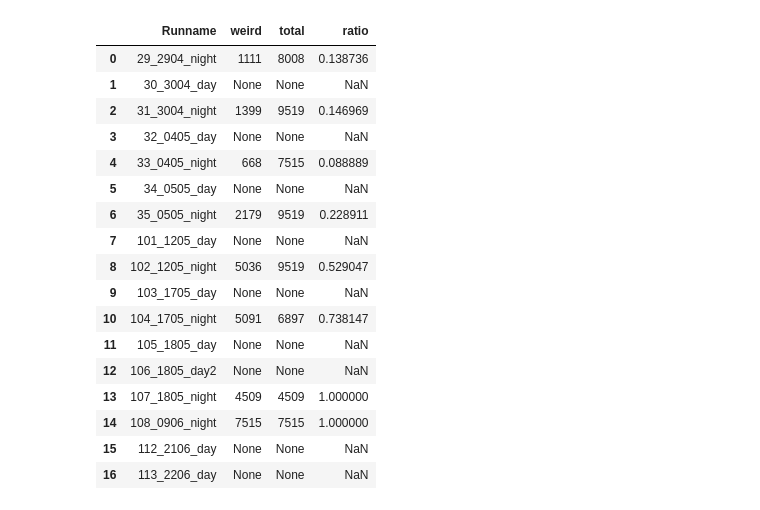
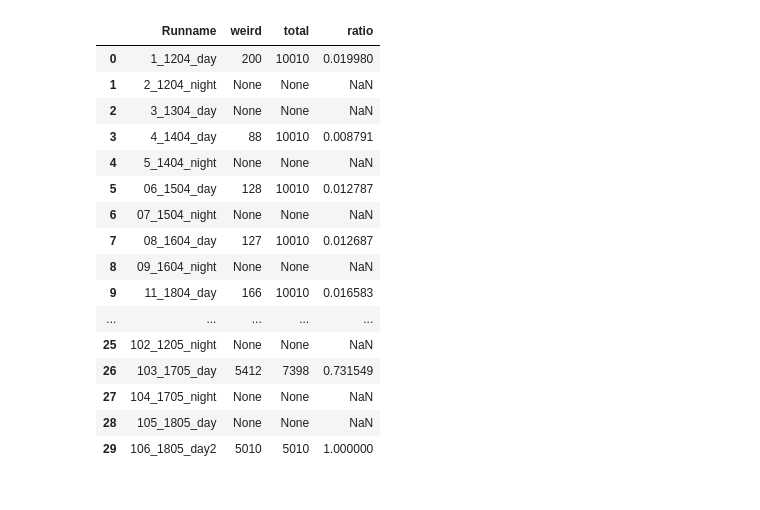
Before and after one commit to andi-matter/bachelor, a Jupyter notebook: weirdEventTimeline.ipynb, the cells around one changed output. Drawn from its saved outputs; the diff is of its cells as text; code cells hidden in the pictures.

```diff
--- a/weirdEventTimeline.ipynb
+++ b/weirdEventTimeline.ipynb
@@ -49,10 +49,13 @@ fileNumber = 0
 weirdCounter = 0
 totalCounter = 0
 ratio = 0
-#print(runBefore)
+print("first run", runBefore)
 
-for i, run in enumerate(df["Runname"]):
+for i, run in enumerate(df["Runname"][:]):
 
+    #print(totalCounter)
+    print(run)
+    print(weirdCounter, totalCounter)
 
     if run == runBefore:
         fileNumber += 1
@@ -62,20 +65,37 @@ for i, run in enumerate(df["Runname"]):
     else:
         #print(run)
         ratio = (weirdCounter*1.0)/totalCounter
-        data = [run, weirdCounter, totalCounter, ratio]
+        data = [runBefore, weirdCounter, totalCounter, ratio]
+        print(data)
         if "day" in run:
             summedDataDay = summedDataDay.append(dict(zip(summedDataDay.columns, data)),
             ignore_index=True)
-            summedDataNight = summedDataNight.append(dict(zip(summedDataDay.columns, [run,None,None,None])), ignore_index=True)
+            summedDataNight = summedDataNight.append(dict(zip(summedDataDay.columns, [runBefore,None,None,None])), ignore_index=True)
         else:
             summedDataNight = summedDataNight.append(dict(zip(summedDataDay.columns, data)), ignore_index=True)
-            summedDataDay = summedDataDay.append(dict(zip(summedDataDay.columns, [run,None,None,None])), ignore_index=True)
-        runBefore = run
+            summedDataDay = summedDataDay.append(dict(zip(summedDataDay.columns, [runBefore,None,None,None])), ignore_index=True)
+
         fileNumber = 0
         weirdCounter = 0
         totalCounter = 0
         ratio = 0
 
+        fileNumber += 1
+        weirdCounter += df["weird"][i]
+        totalCounter += df["total"][i]
+        runBefore = run
+
   #  print(weirdCounter)
   #  print(fileNumber)
+
+ratio = (weirdCounter*1.0)/totalCounter
+data = [runBefore, weirdCounter, totalCounter, ratio]
+
+if "day" in run:
+    summedDataDay = summedDataDay.append(dict(zip(summedDataDay.columns, data)),
+        ignore_index=True)
+    summedDataNight = summedDataNight.append(dict(zip(summedDataDay.columns, [runBefore,None,None,None])), ignore_index=True)
+else:
+    summedDataNight = summedDataNight.append(dict(zip(summedDataDay.columns, data)), ignore_index=True)
+    summedDataDay = summedDataDay.append(dict(zip(summedDataDay.columns, [runBefore,None,None,None])), ignore_index=True)
 # %% [output]
@@ -127,21 +155,20 @@ summedDataDay.head(n=20)
 # %%
-summedDataNight.head(n=20)
+summedDataNight.head(n=30)
 # %% [output]
 |  | Runname | weird | total | ratio |
-| 0 | 29_2904_night | 1111 | 8008 | 0.138736 |
-| 1 | 30_3004_day | None | None | NaN |
-| 2 | 31_3004_night | 1399 | 9519 | 0.146969 |
-| 3 | 32_0405_day | None | None | NaN |
-| 4 | 33_0405_night | 668 | 7515 | 0.088889 |
-| 5 | 34_0505_day | None | None | NaN |
-| 6 | 35_0505_night | 2179 | 9519 | 0.228911 |
-| 7 | 101_1205_day | None | None | NaN |
-| 8 | 102_1205_night | 5036 | 9519 | 0.529047 |
-| 9 | 103_1705_day | None | None | NaN |
-| 10 | 104_1705_night | 5091 | 6897 | 0.738147 |
-| 11 | 105_1805_day | None | None | NaN |
-| 12 | 106_1805_day2 | None | None | NaN |
-| 13 | 107_1805_night | 4509 | 4509 | 1.000000 |
-| 14 | 108_0906_night | 7515 | 7515 | 1.000000 |
-| 15 | 112_2106_day | None | None | NaN |
-| 16 | 113_2206_day | None | None | NaN |
+| 0 | 1_1204_day | 200 | 10010 | 0.019980 |
+| 1 | 2_1204_night | None | None | NaN |
+| 2 | 3_1304_day | None | None | NaN |
+| 3 | 4_1404_day | 88 | 10010 | 0.008791 |
+| 4 | 5_1404_night | None | None | NaN |
+| 5 | 06_1504_day | 128 | 10010 | 0.012787 |
+| 6 | 07_1504_night | None | None | NaN |
+| 7 | 08_1604_day | 127 | 10010 | 0.012687 |
+| 8 | 09_1604_night | None | None | NaN |
+| 9 | 11_1804_day | 166 | 10010 | 0.016583 |
+| ... | ... | ... | ... | ... |
+| 25 | 102_1205_night | None | None | NaN |
+| 26 | 103_1705_day | 5412 | 7398 | 0.731549 |
+| 27 | 104_1705_night | None | None | NaN |
+| 28 | 105_1805_day | None | None | NaN |
+| 29 | 106_1805_day2 | 5010 | 5010 | 1.000000 |
```
Also changed, not shown: parts of 4 cells of this notebook, 7 other files.
